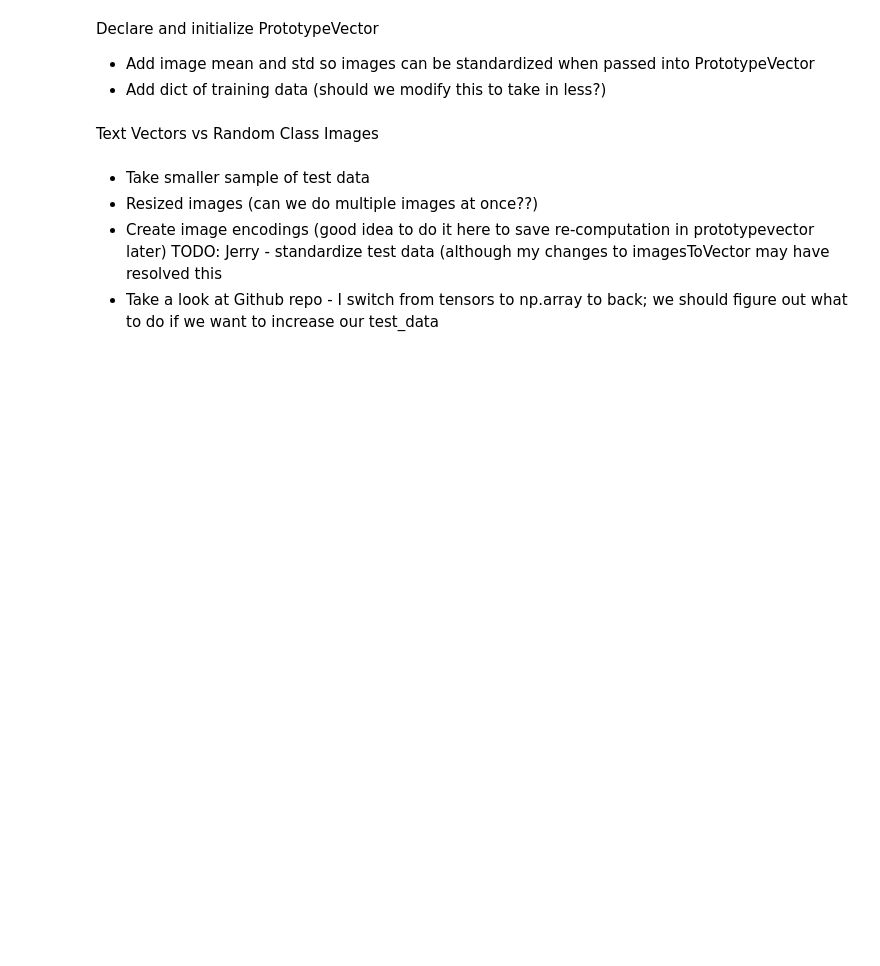
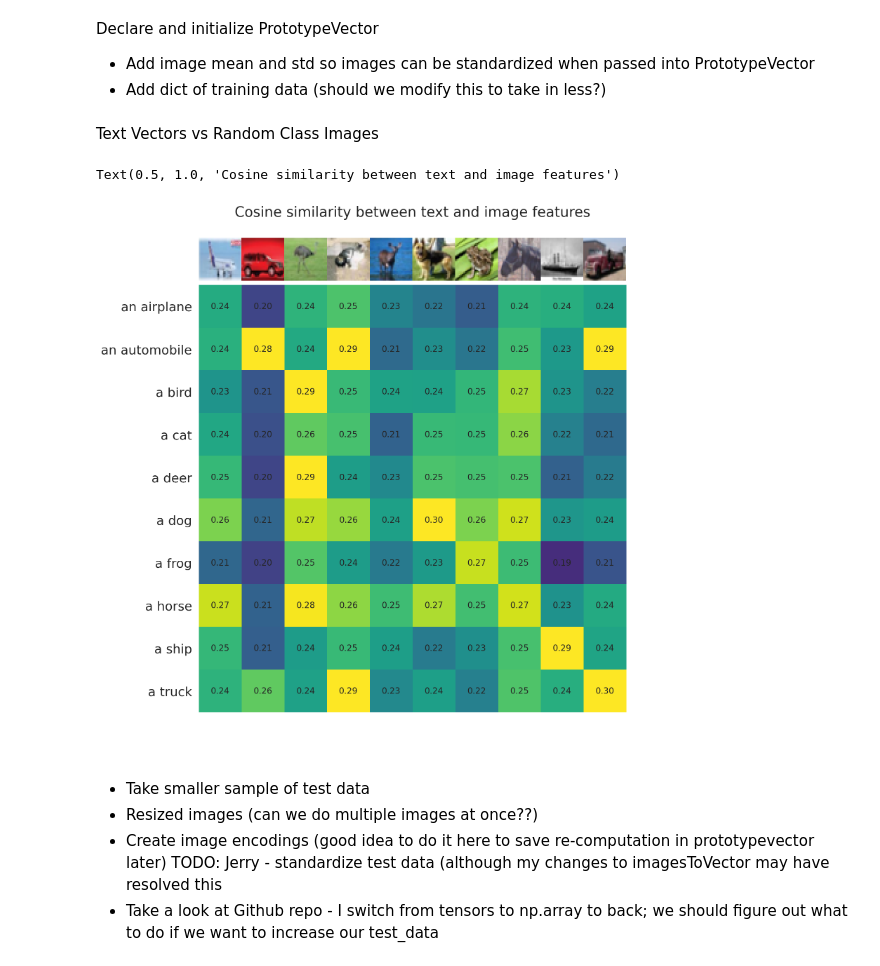
Before and after one commit to jerrychen109/CLIP-fewshot, a Jupyter notebook: Pipeline.ipynb, the cells around one changed output. Saved outputs shown, nothing was run; the diff lists cells and outputs as text; code cells hidden in the pictures; blank space fills up the shorter version.

Commit message:
Fixed text template

```diff
--- a/Pipeline.ipynb
+++ b/Pipeline.ipynb
@@ -197,8 +197,8 @@ Initialize tokenizer and create text vectors
 # %%
 # TODO: Find better way to directly get descriptions from a dataset for the future
 texts = [
-    "a airplane",
-    "a automobile",
+    "an airplane",
+    "an automobile",
     "a bird",
     "a cat",
     "a deer",
@@ -211,7 +211,7 @@ texts = [
 # %%
 # TODO: Decompose Using Util Functions
 tokenizer = SimpleTokenizer()
-text_tokens = [tokenizer.encode("This is " + desc) for desc in texts]
+text_tokens = [tokenizer.encode("A photo of " + desc + ".") for desc in texts]
 text_input = torch.zeros(len(text_tokens), clip_model.context_length, dtype=torch.long)
 sot_token = tokenizer.encoder['<|startoftext|>']
 eot_token = tokenizer.encoder['<|endoftext|>']
@@ -266,27 +266,30 @@ first_image_features = imagesToVector(resize_images(standardize(torch.tensor(np.
 # %%
 similarity = text_features.cpu().numpy() @ first_image_features.cpu().numpy().T
 
 count = len(texts)
 
 plt.figure(figsize=(20, 14))
-plt.imshow(similarity, vmin=0.19, vmax=0.28, cmap="viridis")
+plt.imshow(similarity, vmin=0.18, vmax=0.28, cmap="viridis")
 # plt.colorbar()
 plt.grid(False)
 plt.yticks(range(count), texts, fontsize=18)
 plt.xticks([])
 for i, image in enumerate(firstImages):
     plt.imshow(image.permute(1, 2, 0), extent=(i - 0.5, i + 0.5, -1.6, -0.6), origin="lower")
 for x in range(similarity.shape[1]):
     for y in range(similarity.shape[0]):
         plt.text(x, y, f"{similarity[y, x]:.2f}", ha="center", va="center", size=12)
 
 for side in ["left", "top", "right", "bottom"]:
   plt.gca().spines[side].set_visible(False)
 
 plt.xlim([-0.5, count - 0.5])
 plt.ylim([count + 0.5, -2])
 
 plt.title("Cosine similarity between text and image features", size=20)
+# %% [output]
+Text(0.5, 1.0, 'Cosine similarity between text and image features')
+[figure, added]
 # %% [markdown]
 - Take smaller sample of test data
 - Resized images (can we do multiple images at once??)
```
Also changed, not shown: parts of 8 cells of this notebook.
